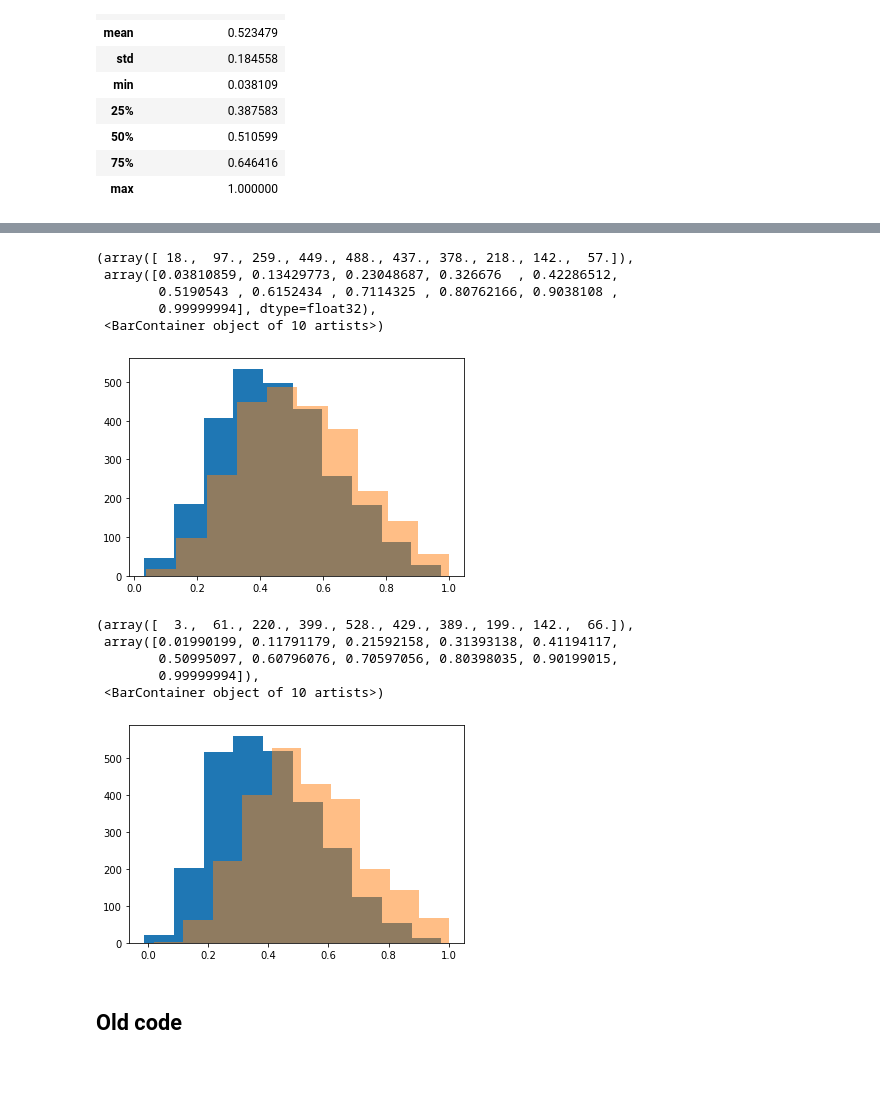
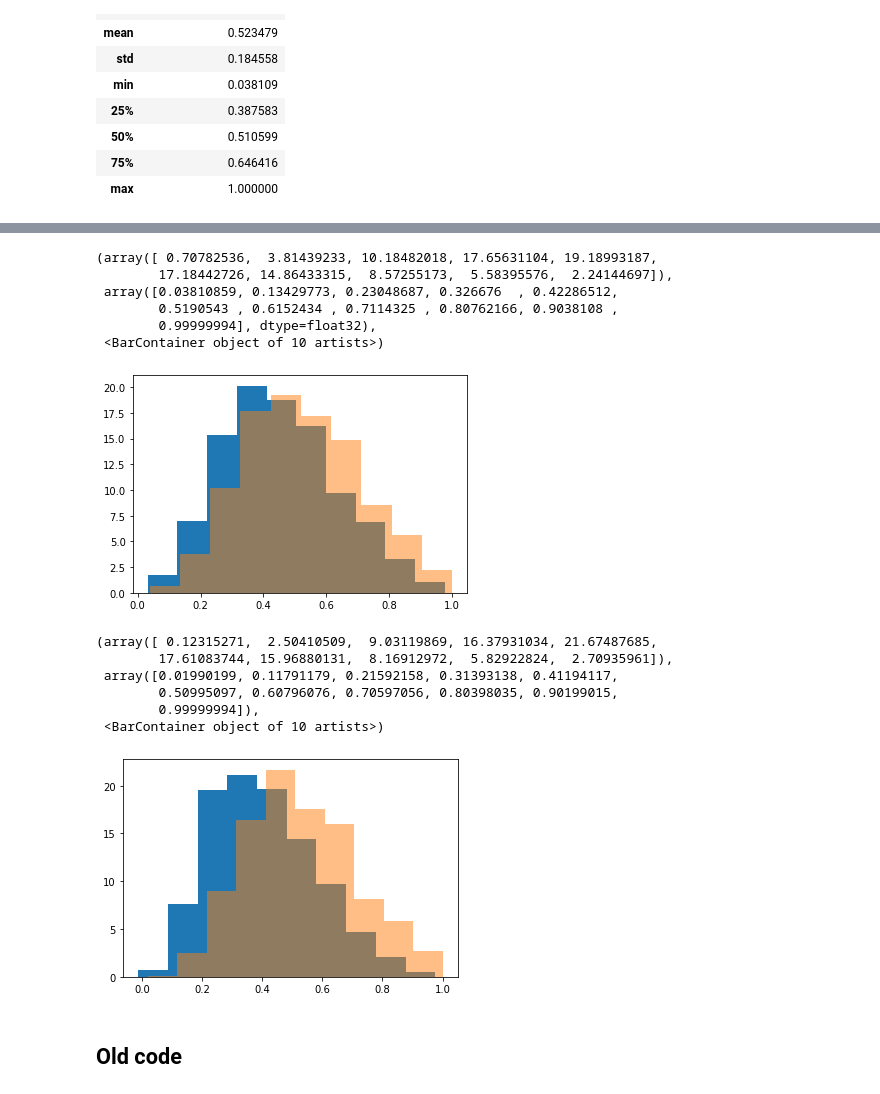
Before and after one commit to P-Zande/nlp-team-4, a Jupyter notebook: distractor_analysis.ipynb, the cells around one changed output, grey strips where cells are left out. Drawn from its saved outputs; the diff is of its cells as text; code cells hidden in the pictures.

Commit message:
Made histogram relative

```diff
--- a/distractor_analysis.ipynb
+++ b/distractor_analysis.ipynb
@@ -282,23 +282,25 @@ pd.DataFrame({"distToDist Answer Given:": distToDistAG}).describe()
 # %%
-plt.hist(ansToDistGT, bins=10)
-plt.hist(ansToDistAG, bins=10, alpha = 0.5)
+plt.hist(ansToDistGT, bins=10, weights=np.zeros_like(ansToDistGT) + 100. / len(ansToDistGT))
+plt.hist(ansToDistAG, bins=10, weights=np.zeros_like(ansToDistAG) + 100. / len(ansToDistAG), alpha = 0.5)
 # %% [output]
-(array([ 18.,  97., 259., 449., 488., 437., 378., 218., 142.,  57.]),
+(array([ 0.70782536,  3.81439233, 10.18482018, 17.65631104, 19.18993187,
+        17.18442726, 14.86433315,  8.57255173,  5.58395576,  2.24144697]),
  array([0.03810859, 0.13429773, 0.23048687, 0.326676  , 0.42286512,
         0.5190543 , 0.6152434 , 0.7114325 , 0.80762166, 0.9038108 ,
         0.99999994], dtype=float32),
  <BarContainer object of 10 artists>)
-[figure, old version]
+[figure, new version]
 # %%
-plt.hist(distToDistGT, bins=10)
-plt.hist(distToDistAG, bins=10, alpha = 0.5)
+plt.hist(distToDistGT, bins=10, weights=np.zeros_like(distToDistGT) + 100. / len(distToDistGT))
+plt.hist(distToDistAG, bins=10, weights=np.zeros_like(distToDistAG) + 100. / len(distToDistAG), alpha = 0.5)
 # %% [output]
-(array([  3.,  61., 220., 399., 528., 429., 389., 199., 142.,  66.]),
+(array([ 0.12315271,  2.50410509,  9.03119869, 16.37931034, 21.67487685,
+        17.61083744, 15.96880131,  8.16912972,  5.82922824,  2.70935961]),
  array([0.01990199, 0.11791179, 0.21592158, 0.31393138, 0.41194117,
         0.50995097, 0.60796076, 0.70597056, 0.80398035, 0.90199015,
         0.99999994]),
  <BarContainer object of 10 artists>)
-[figure, old version]
+[figure, new version]
 # %% [markdown]
 ## Old code
 # %%
```
Also changed, not shown: parts of 10 cells of this notebook.
